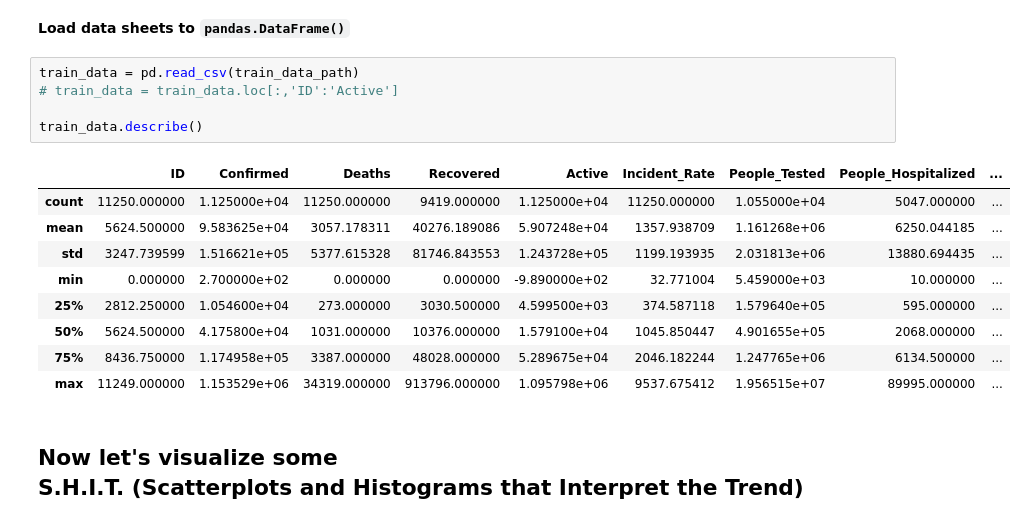
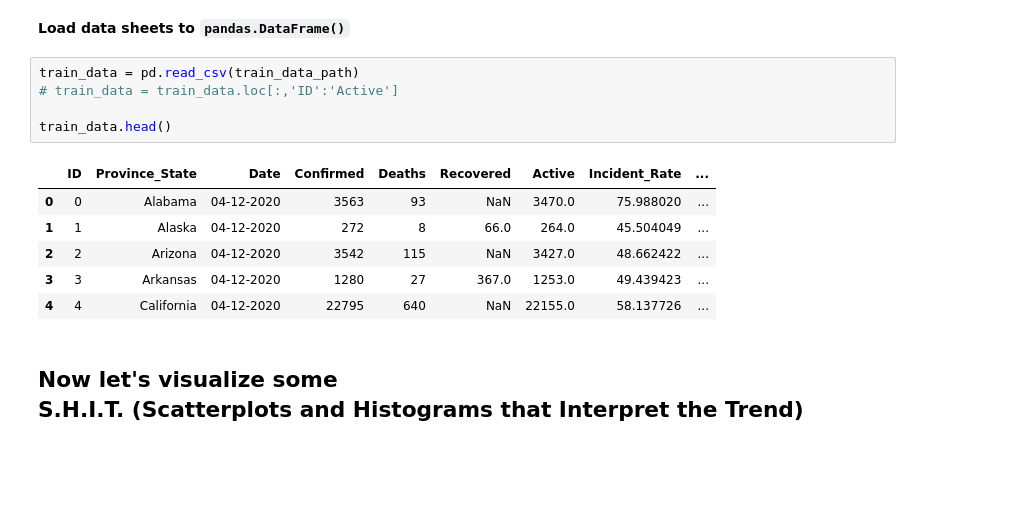
Before and after one commit to JackZhao98/COVID19-Prediction, a Jupyter notebook: RNN_LSTM.ipynb, the cells around one changed output. Cells and saved outputs as stored; diff of their text form; blank space fills up the shorter version.

```diff
--- a/RNN_LSTM.ipynb
+++ b/RNN_LSTM.ipynb
@@ -38,18 +39,15 @@ graph_data_path = os.path.join(data_dir, "graph_round2.csv")
 # %%
 train_data = pd.read_csv(train_data_path)
 # train_data = train_data.loc[:,'ID':'Active']
 
-train_data.describe()
+train_data.head()
 # %% [output]
-|  | ID | Confirmed | Deaths | Recovered | Active | Incident_Rate | People_Tested | People_Hospitalized | ... |
-| count | 11250.000000 | 1.125000e+04 | 11250.000000 | 9419.000000 | 1.125000e+04 | 11250.000000 | 1.055000e+04 | 5047.000000 | ... |
-| mean | 5624.500000 | 9.583625e+04 | 3057.178311 | 40276.189086 | 5.907248e+04 | 1357.938709 | 1.161268e+06 | 6250.044185 | ... |
-| std | 3247.739599 | 1.516621e+05 | 5377.615328 | 81746.843553 | 1.243728e+05 | 1199.193935 | 2.031813e+06 | 13880.694435 | ... |
-| min | 0.000000 | 2.700000e+02 | 0.000000 | 0.000000 | -9.890000e+02 | 32.771004 | 5.459000e+03 | 10.000000 | ... |
-| 25% | 2812.250000 | 1.054600e+04 | 273.000000 | 3030.500000 | 4.599500e+03 | 374.587118 | 1.579640e+05 | 595.000000 | ... |
-| 50% | 5624.500000 | 4.175800e+04 | 1031.000000 | 10376.000000 | 1.579100e+04 | 1045.850447 | 4.901655e+05 | 2068.000000 | ... |
-| 75% | 8436.750000 | 1.174958e+05 | 3387.000000 | 48028.000000 | 5.289675e+04 | 2046.182244 | 1.247765e+06 | 6134.500000 | ... |
-| max | 11249.000000 | 1.153529e+06 | 34319.000000 | 913796.000000 | 1.095798e+06 | 9537.675412 | 1.956515e+07 | 89995.000000 | ... |
+|  | ID | Province_State | Date | Confirmed | Deaths | Recovered | Active | Incident_Rate | ... |
+| 0 | 0 | Alabama | 04-12-2020 | 3563 | 93 | NaN | 3470.0 | 75.988020 | ... |
+| 1 | 1 | Alaska | 04-12-2020 | 272 | 8 | 66.0 | 264.0 | 45.504049 | ... |
+| 2 | 2 | Arizona | 04-12-2020 | 3542 | 115 | NaN | 3427.0 | 48.662422 | ... |
+| 3 | 3 | Arkansas | 04-12-2020 | 1280 | 27 | 367.0 | 1253.0 | 49.439423 | ... |
+| 4 | 4 | California | 04-12-2020 | 22795 | 640 | NaN | 22155.0 | 58.137726 | ... |
 # %% [markdown]
 ## Now let's visualize some <br>S.H.I.T. (Scatterplots and Histograms that Interpret the Trend)
 # %%
```
Also changed, not shown: parts of 15 cells of this notebook.
